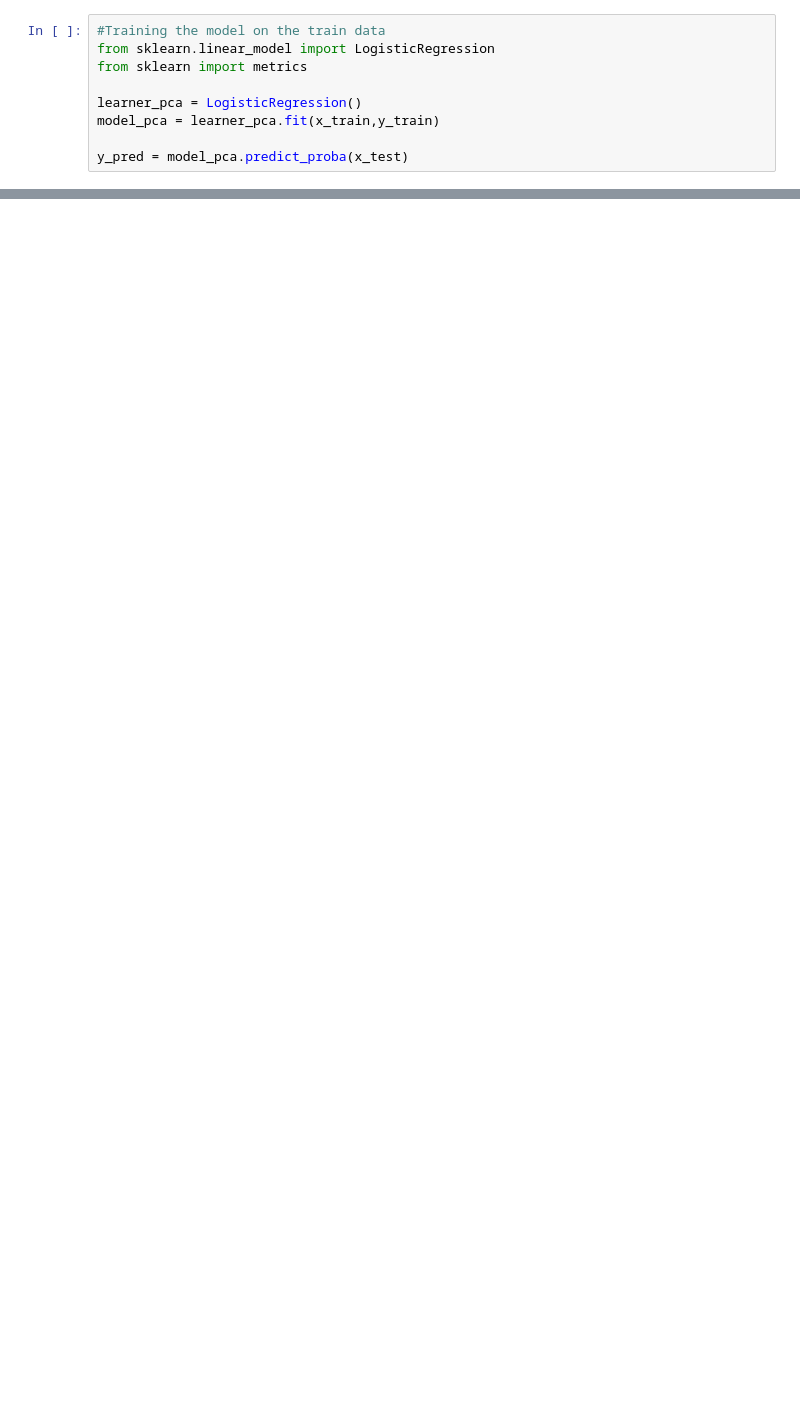
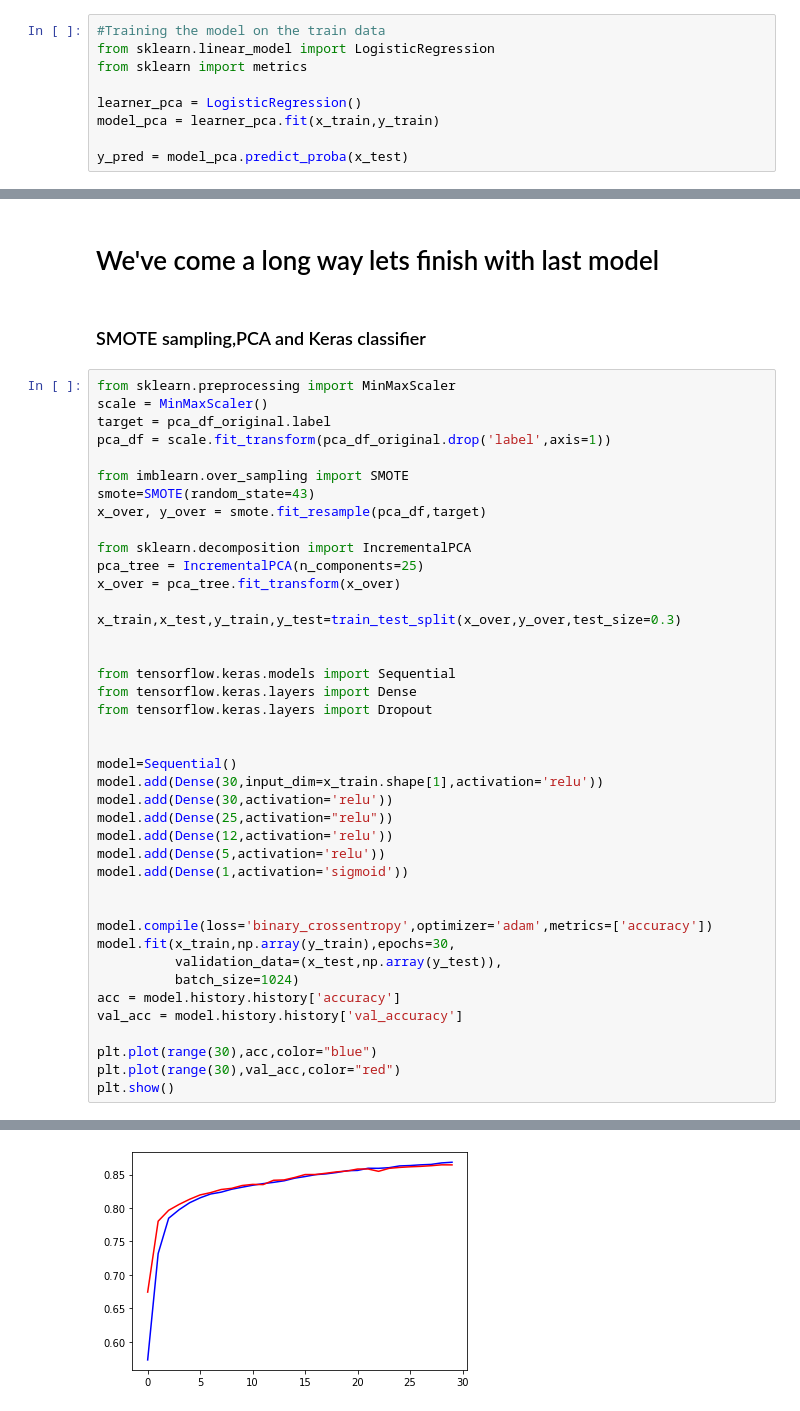
Before and after one commit to jagadeesh-gajula/Telecom-Churn-Prediction, a Jupyter notebook: Telecom Churn Case Study.ipynb, the cells around one changed output, grey strips where cells are left out. Drawn from its saved outputs; the diff is of its cells as text; blank space fills up the shorter version.

```diff
--- a/Telecom Churn Case Study.ipynb
+++ b/Telecom Churn Case Study.ipynb
@@ -567,0 +935,46 @@ _____Confusion matrix_____
+# %% [markdown]
+# We've come a long way lets finish with last model
+# %% [markdown]
+### SMOTE sampling,PCA and Keras classifier
+# %%
+from sklearn.preprocessing import MinMaxScaler
+scale = MinMaxScaler()
+target = pca_df_original.label
+pca_df = scale.fit_transform(pca_df_original.drop('label',axis=1))
+
+from imblearn.over_sampling import SMOTE
+smote=SMOTE(random_state=43)
+x_over, y_over = smote.fit_resample(pca_df,target)
+
+from sklearn.decomposition import IncrementalPCA
+pca_tree = IncrementalPCA(n_components=25)
+x_over = pca_tree.fit_transform(x_over)
+
+x_train,x_test,y_train,y_test=train_test_split(x_over,y_over,test_size=0.3)
+
+
+from tensorflow.keras.models import Sequential
+from tensorflow.keras.layers import Dense
+from tensorflow.keras.layers import Dropout
+
+
+model=Sequential()
+model.add(Dense(30,input_dim=x_train.shape[1],activation='relu'))
+model.add(Dense(30,activation='relu'))
+model.add(Dense(25,activation="relu"))
+model.add(Dense(12,activation='relu'))
+model.add(Dense(5,activation='relu'))
+model.add(Dense(1,activation='sigmoid'))
+
+
+model.compile(loss='binary_crossentropy',optimizer='adam',metrics=['accuracy'])
+model.fit(x_train,np.array(y_train),epochs=30,
+          validation_data=(x_test,np.array(y_test)),
+          batch_size=1024)
+acc = model.history.history['accuracy']
+val_acc = model.history.history['val_accuracy']
+
+plt.plot(range(30),acc,color="blue")
+plt.plot(range(30),val_acc,color="red")
+plt.show()
+# %% [output]
@@ -567,0 +998 @@ _____Confusion matrix_____
+[figure, added]
```
Also changed, not shown: parts of 42 cells of this notebook.
